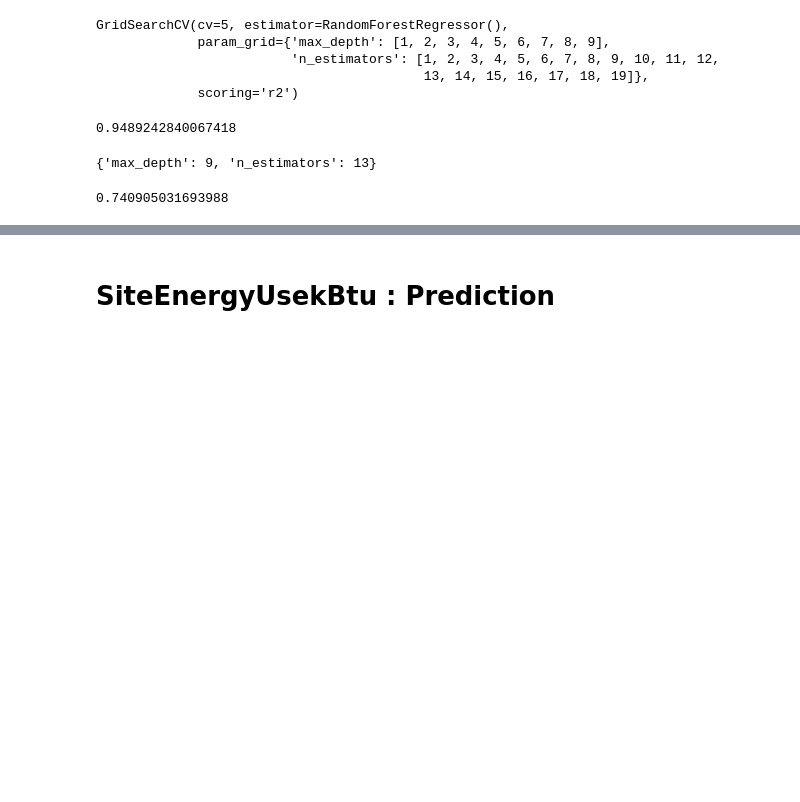
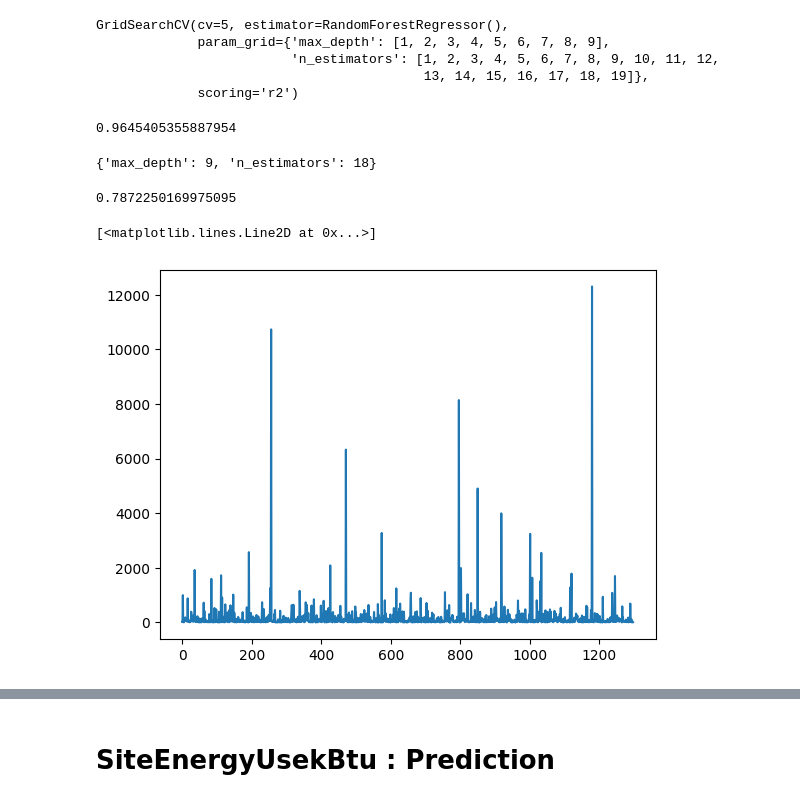
Before and after one commit to Marc0543/Seattle_energy, a Jupyter notebook: cleaning_marc.ipynb, the cells around one changed output, grey strips where cells are left out. Drawn from its saved outputs; the diff is of its cells as text; code cells hidden in the pictures; blank space fills up the shorter version.

```diff
--- a/cleaning_marc.ipynb
+++ b/cleaning_marc.ipynb
@@ -877,8 +857,8 @@ Index(['BuildingType', 'PrimaryPropertyType', 'Neighborhood', 'Latitude',
 # %%
 ols_df = df.copy()
-ols_df = pd.get_dummies(ols_df, columns=['Neighborhood','BuildingType','PrimaryPropertyType'], drop_first=True)
+ols_df = pd.get_dummies(ols_df, columns=['Neighborhood'], drop_first=True)
 # cols unusable
-cols_unusable = ['SiteEUIWN(kBtu/sf)','LargestPropertyUseType',
+cols_unusable = ['YearBuilt','BuildingType','PrimaryPropertyType','SiteEUIWN(kBtu/sf)','LargestPropertyUseType',
        'LargestPropertyUseTypeGFA', 'SecondLargestPropertyUseType',
        'SecondLargestPropertyUseTypeGFA', 'ThirdLargestPropertyUseType',
        'ThirdLargestPropertyUseTypeGFA','PropertyGFATotal','PropertyGFAParking','ListOfAllPropertyUseTypes','SiteEUI(kBtu/sf)','SiteEUI(kBtu/sf)','SourceEUI(kBtu/sf)','SourceEUIWN(kBtu/sf)','Latitude', 'Longitude','SiteEnergyUse(kBtu)', 'SteamUse(kBtu)','Electricity(kWh)','Electricity(kBtu)','NaturalGas(therms)','NaturalGas(kBtu)','ComplianceStatus','GHGEmissionsIntensity']
@@ -1041,3 +1021,10 @@ reg_energy.pvalues.idxmax()
 ## Pearson
 # %% [markdown]
 # TotalGHGEmissions : Prediction
+# %%
+possible_features = ['NumberofBuildings ',' PropertyGFABuildings ',' is_campus ',' p_gas ',' p_elec ',' p_steam ',' WN_ratio ',' Data_Center ',' Other ',' Hotel ',' SupermarketGrocery_Store ',' Medical_Office ',' Other___Recreation ',' Senior_Care_Community ',' Laboratory ',' Hospital_General_Medical_and_Surgical']
+i = 0
+while i < len(possible_features):
+    possible_features[i] = possible_features[i].strip()
+    i+=1
+possible_features
@@ -1044,9 +1048,9 @@ reg_energy.pvalues.idxmax()
 # %%
 features = ['NumberofBuildings' , 'NumberofFloors' , 'is_laboratory' , 'is_hospital' , 'p_gas' , 'p_steam' , 'PropertyGFABuildings' , 'LargestPropertyUseType_SupermarketGrocery_Store' , 'LargestPropertyUseType_Senior_Care_Community' ,'LargestPropertyUseType_Data_Center' , 'LargestPropertyUseType_Hotel']
 # a corriger
-X_GHG = ols_df[features].to_numpy()
+X_GHG = ols_df[possible_features].to_numpy()
 y_GHG = ols_df['TotalGHGEmissions'].to_numpy()
-X_train_GHG, X_test_GHG , y_train_GHG, y_test_GHG = train_test_split(X_GHG,y_GHG,test_size=0.2)
+X_train_GHG, X_test_GHG , y_train_GHG, y_test_GHG = train_test_split(X_GHG,y_GHG,test_size=0.2, random_state=33)
 # %%
 rf = RandomForestRegressor()
 param_rf = {'n_estimators':[i for i in range(1,20,1)],
@@ -1062,15 +1066,20 @@ GridSearchCV(cv=5, estimator=RandomForestRegressor(),
 # %%
 regr.score(X_train_GHG,y_train_GHG)
 # %% [output]
-0.9489242840067418
+0.9645405355887954
 # %%
 params = regr.best_params_
 params
 # %% [output]
-{'max_depth': 9, 'n_estimators': 13}
+{'max_depth': 9, 'n_estimators': 18}
 # %%
 final_rf = RandomForestRegressor(n_estimators = params['n_estimators'],max_depth=params['max_depth'])
 final_rf.fit(X_train_GHG,y_train_GHG)
 metrics.r2_score(y_test_GHG,final_rf.predict(X_test_GHG))
 # %% [output]
-0.740905031693988
+0.7872250169975095
+# %%
+plt.plot(y_train_GHG)
+# %% [output]
+[<matplotlib.lines.Line2D at 0x...>]
+[figure, added]
```
Also changed, not shown: parts of 9 cells of this notebook.
